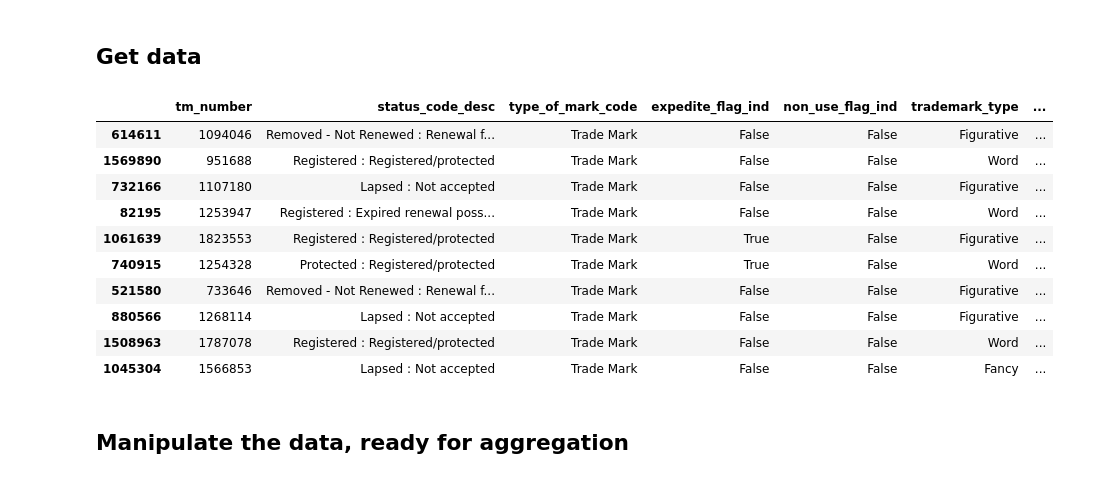
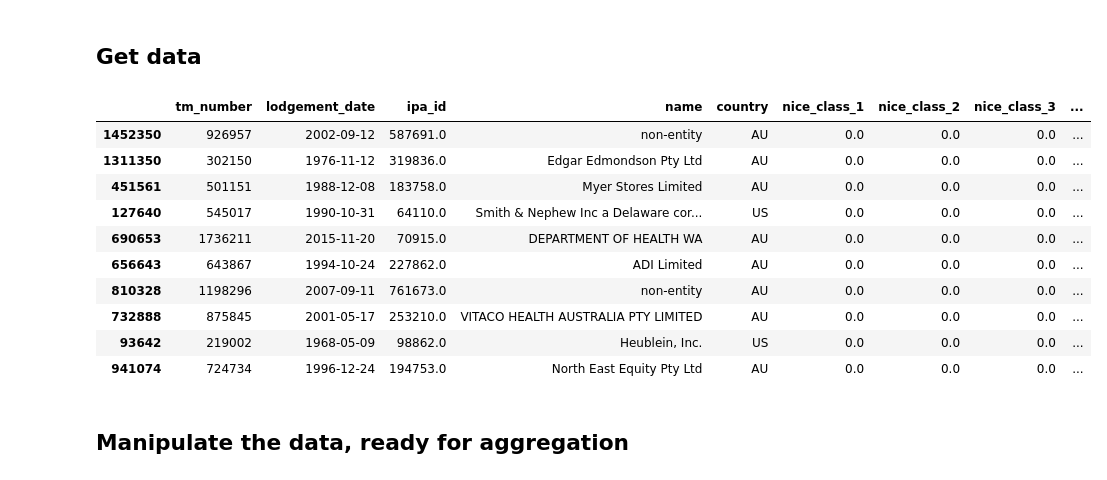
Before and after one commit to MinKimIP/IPA-public, a Jupyter notebook: data_request/2020-03-17 Cayman Islands Trade Mark.ipynb, the cells around one changed output. Saved outputs shown, nothing was run; the diff lists cells and outputs as text; code cells hidden in the pictures.

```diff
--- a/data_request/2020-03-17 Cayman Islands Trade Mark.ipynb
+++ b/data_request/2020-03-17 Cayman Islands Trade Mark.ipynb
@@ -58,21 +56,30 @@ def parse_dates(df):
 # %%
 tm_applications = ip_data('trademark', 'process')
 tm_applicants = ip_data('trademark', 'applicant')
-tm = tm_applications.merge(tm_applicants, on='tm_number', how='left')
+tm = (tm_applications[['tm_number', 'lodgement_date']]
+      .merge(tm_applicants[['tm_number', 'ipa_id', 'name', 'country']], on='tm_number', how='left'))
 del tm_applications
 del tm_applicants
+tm_classifications = ip_data('trademark', 'classification')
+tm_classifications = (tm_classifications
+                      [['tm_number', 'class_code']]
+                      .drop_duplicates())
+tm_classifications = (pd.get_dummies(tm_classifications, columns=['class_code'], prefix='nice_class')
+                        .groupby(['tm_number']).sum().reset_index())
+tm = tm.merge(tm_classifications, on='tm_number', how='left')
+del tm_classifications
 tm.sample(n=10)
 # %% [output]
-|  | tm_number | status_code_desc | type_of_mark_code | expedite_flag_ind | non_use_flag_ind | trademark_type | ... |
-| 614611 | 1094046 | Removed - Not Renewed : Renewal f... | Trade Mark | False | False | Figurative | ... |
-| 1569890 | 951688 | Registered : Registered/protected | Trade Mark | False | False | Word | ... |
-| 732166 | 1107180 | Lapsed : Not accepted | Trade Mark | False | False | Figurative | ... |
-| 82195 | 1253947 | Registered : Expired renewal poss... | Trade Mark | False | False | Word | ... |
-| 1061639 | 1823553 | Registered : Registered/protected | Trade Mark | True | False | Figurative | ... |
-| 740915 | 1254328 | Protected : Registered/protected | Trade Mark | True | False | Word | ... |
-| 521580 | 733646 | Removed - Not Renewed : Renewal f... | Trade Mark | False | False | Figurative | ... |
-| 880566 | 1268114 | Lapsed : Not accepted | Trade Mark | False | False | Figurative | ... |
-| 1508963 | 1787078 | Registered : Registered/protected | Trade Mark | False | False | Word | ... |
-| 1045304 | 1566853 | Lapsed : Not accepted | Trade Mark | False | False | Fancy | ... |
+|  | tm_number | lodgement_date | ipa_id | name | country | nice_class_1 | nice_class_2 | nice_class_3 | ... |
+| 1452350 | 926957 | 2002-09-12 | 587691.0 | non-entity | AU | 0.0 | 0.0 | 0.0 | ... |
+| 1311350 | 302150 | 1976-11-12 | 319836.0 | Edgar Edmondson Pty Ltd | AU | 0.0 | 0.0 | 0.0 | ... |
+| 451561 | 501151 | 1988-12-08 | 183758.0 | Myer Stores Limited | AU | 0.0 | 0.0 | 0.0 | ... |
+| 127640 | 545017 | 1990-10-31 | 64110.0 | Smith & Nephew Inc a Delaware cor... | US | 0.0 | 0.0 | 0.0 | ... |
+| 690653 | 1736211 | 2015-11-20 | 70915.0 | DEPARTMENT OF HEALTH WA | AU | 0.0 | 0.0 | 0.0 | ... |
+| 656643 | 643867 | 1994-10-24 | 227862.0 | ADI Limited | AU | 0.0 | 0.0 | 0.0 | ... |
+| 810328 | 1198296 | 2007-09-11 | 761673.0 | non-entity | AU | 0.0 | 0.0 | 0.0 | ... |
+| 732888 | 875845 | 2001-05-17 | 253210.0 | VITACO HEALTH AUSTRALIA PTY LIMITED | AU | 0.0 | 0.0 | 0.0 | ... |
+| 93642 | 219002 | 1968-05-09 | 98862.0 | Heublein, Inc. | US | 0.0 | 0.0 | 0.0 | ... |
+| 941074 | 724734 | 1996-12-24 | 194753.0 | North East Equity Pty Ltd | AU | 0.0 | 0.0 | 0.0 | ... |
 # %% [markdown]
 ## Manipulate the data, ready for aggregation
```
Also changed, not shown: parts of 6 cells of this notebook.
